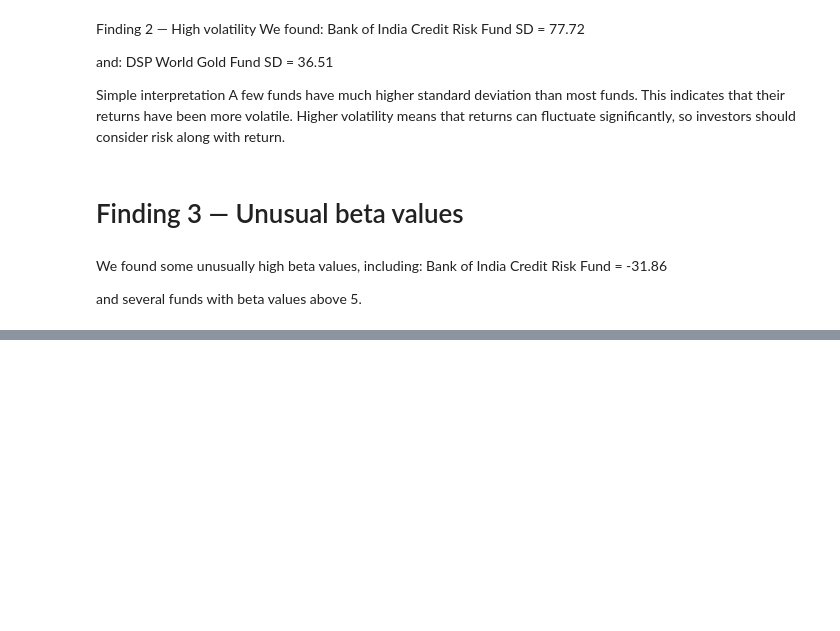
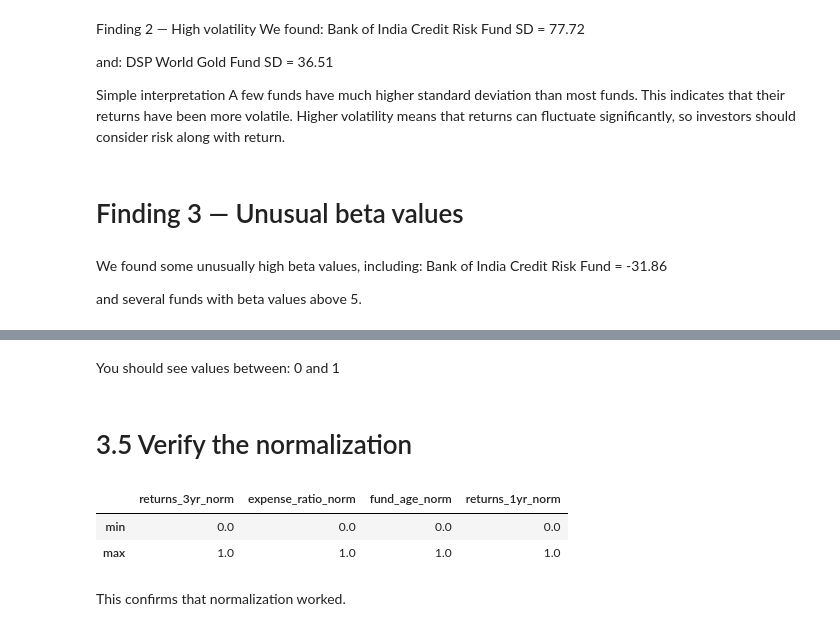
Before and after one commit to shakti-mankar/Data_Analyst_internship_projects, a Jupyter notebook: First_Project/Stage_1_Data_cleaning/Mutual_Fund_Analysis_Stage_0_1.ipynb, the cells around one changed output, grey strips where cells are left out. Cells and saved outputs as stored; diff of their text form; code cells hidden in the pictures; blank space fills up the shorter version.

```diff
--- a/First_Project/Stage_1_Data_cleaning/Mutual_Fund_Analysis_Stage_0_1.ipynb
+++ b/First_Project/Stage_1_Data_cleaning/Mutual_Fund_Analysis_Stage_0_1.ipynb
@@ -805,0 +947,14 @@ and several funds with beta values above 5.
+# %% [markdown]
+
+You should see values between:
+0 and 1
+# %% [markdown]
+# 3.5 Verify the normalization
+# %%
+df[normalized_cols].agg(['min', 'max']).round(2)
+# %% [output]
+|  | returns_3yr_norm | expense_ratio_norm | fund_age_norm | returns_1yr_norm |
+| min | 0.0 | 0.0 | 0.0 | 0.0 |
+| max | 1.0 | 1.0 | 1.0 | 1.0 |
+# %% [markdown]
+This confirms that normalization worked.
```
Also changed, not shown: parts of 23 cells of this notebook, 1 other file.
